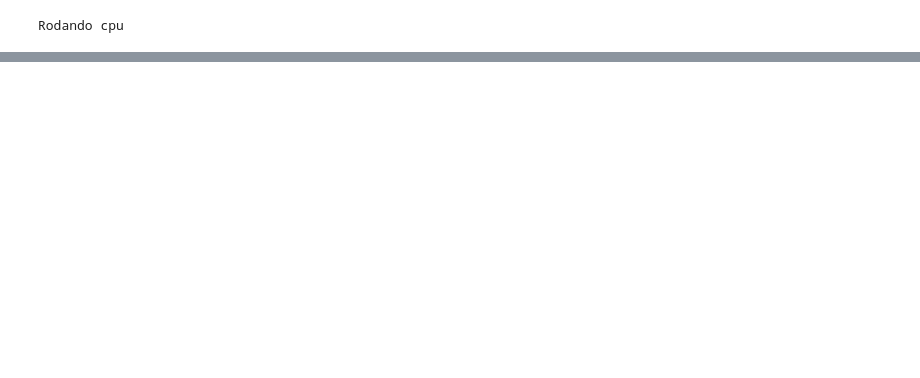
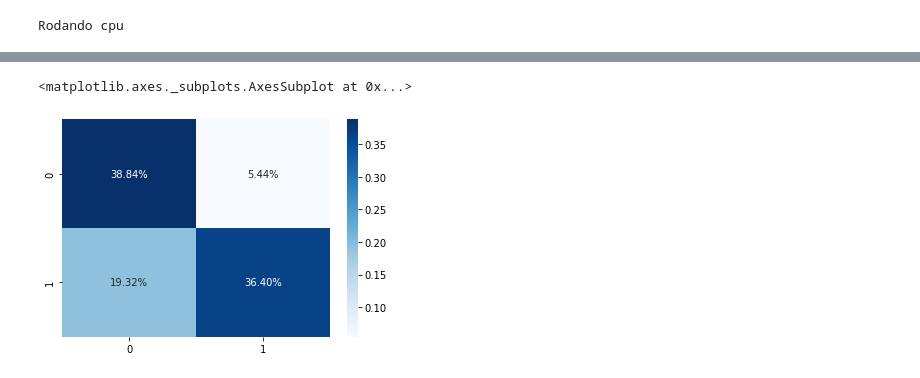
Before and after one commit to jhonatanleao/Trabalho2IA, a Jupyter notebook: NN.ipynb, the cells around one changed output, grey strips where cells are left out. Cells and saved outputs as stored; diff of their text form; code cells hidden in the pictures; blank space fills up the shorter version.

```diff
--- a/NN.ipynb
+++ b/NN.ipynb
@@ -150,0 +224,6 @@ Test Loss: 0.6344168782234192
+# %%
+sn.heatmap(confusion/np.sum(confusion), annot=True,
+            fmt='.2%', cmap='Blues')
+# %% [output]
+<matplotlib.axes._subplots.AxesSubplot at 0x...>
+[figure, added]
```
Also changed, not shown: parts of 16 cells of this notebook, 1 other file.
